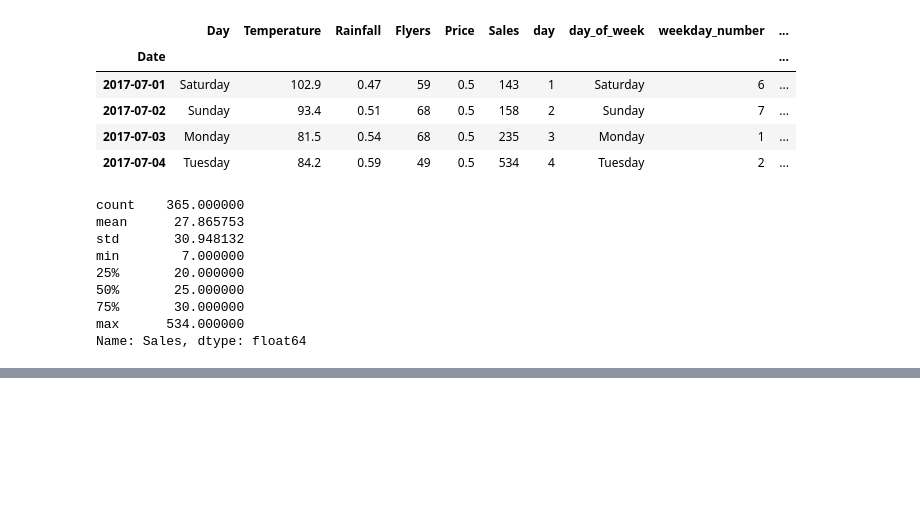
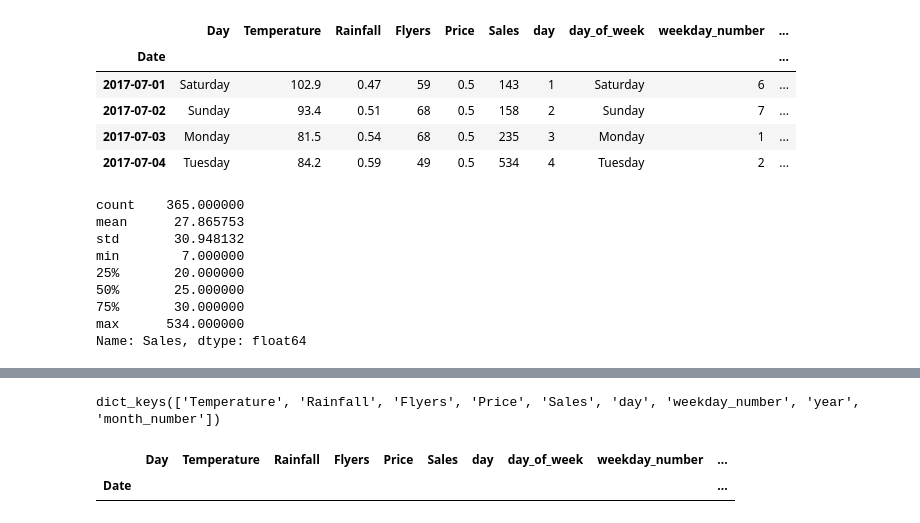
Before and after one commit to QMCBT-JustinEvans/anomaly-detection-exercises, a Jupyter notebook: continuous_probabilistic_methods.ipynb, the cells around one changed output, grey strips where cells are left out. Cells and saved outputs as stored; diff of their text form; code cells hidden in the pictures; blank space fills up the shorter version.

```diff
--- a/continuous_probabilistic_methods.ipynb
+++ b/continuous_probabilistic_methods.ipynb
@@ -663,0 +711,11 @@ Name: Sales, dtype: float64
+# %%
+# Display keys for outliers
+outliers.keys()
+# %% [output]
+dict_keys(['Temperature', 'Rainfall', 'Flyers', 'Price', 'Sales', 'day', 'weekday_number', 'year', 'month_number'])
+# %%
+# Show outliers for a given column as a DataFrame
+outliers['Temperature']['df']
+# %% [output]
+|  | Day | Temperature | Rainfall | Flyers | Price | Sales | day | day_of_week | weekday_number | ... |
+| Date |  |  |  |  |  |  |  |  |  | ... |
```
Also changed, not shown: parts of 16 cells of this notebook.
